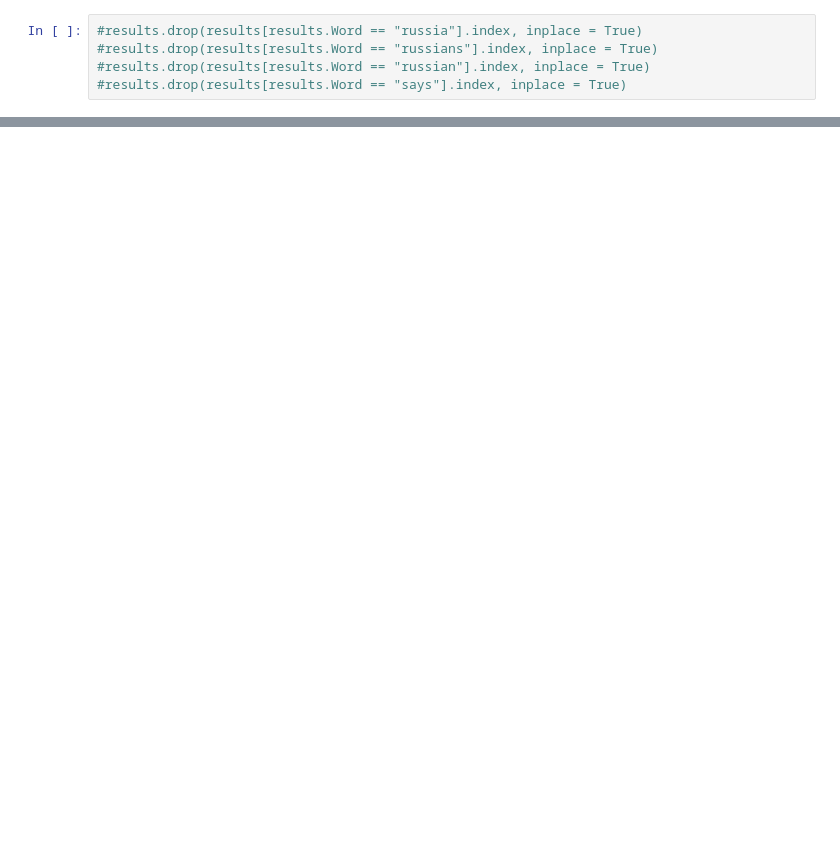
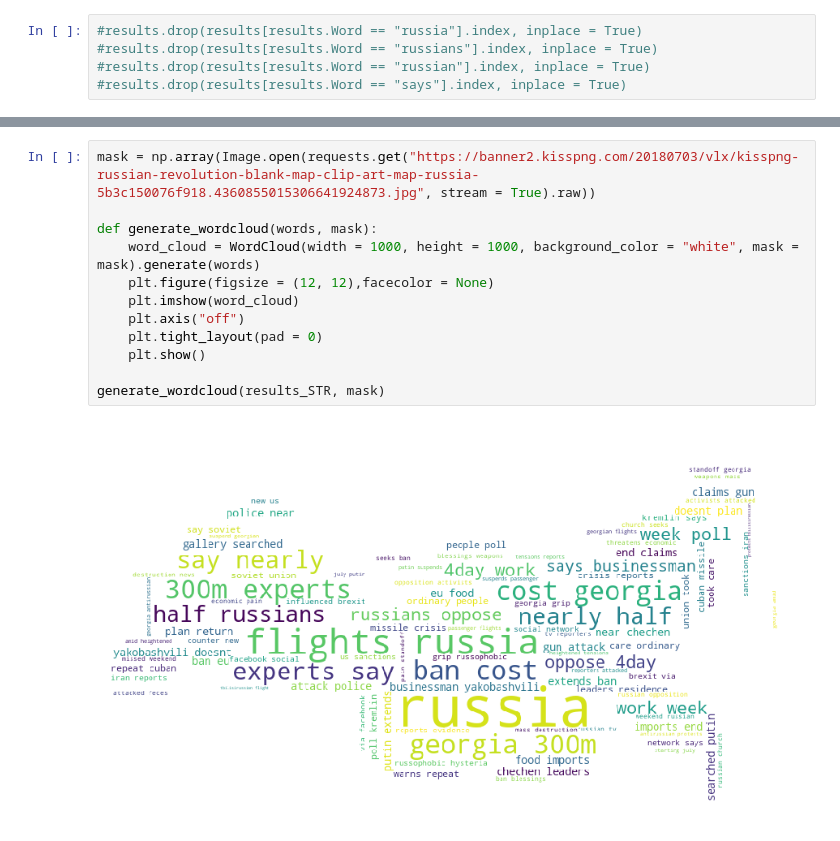
Before and after one commit to JavierLuna/data-labs, a Jupyter notebook: module-1/web-project/your-code/web-project.ipynb, the cells around one changed output, grey strips where cells are left out. Drawn from its saved outputs; the diff is of its cells as text; blank space fills up the shorter version.

```diff
--- a/module-1/web-project/your-code/web-project.ipynb
+++ b/module-1/web-project/your-code/web-project.ipynb
@@ -145,0 +151,14 @@ TypeError: expected string or bytes-like object
+# %%
+mask = np.array(Image.open(requests.get("https://banner2.kisspng.com/20180703/vlx/kisspng-russian-revolution-blank-map-clip-art-map-russia-5b3c150076f918.4360855015306641924873.jpg", stream = True).raw))
+
+def generate_wordcloud(words, mask):
+    word_cloud = WordCloud(width = 1000, height = 1000, background_color = "white", mask = mask).generate(words)
+    plt.figure(figsize = (12, 12),facecolor = None)
+    plt.imshow(word_cloud)
+    plt.axis("off")
+    plt.tight_layout(pad = 0)
+    plt.show()
+
+generate_wordcloud(results_STR, mask)
+# %% [output]
+[figure, added]
```
Also changed, not shown: parts of 7 cells of this notebook.
